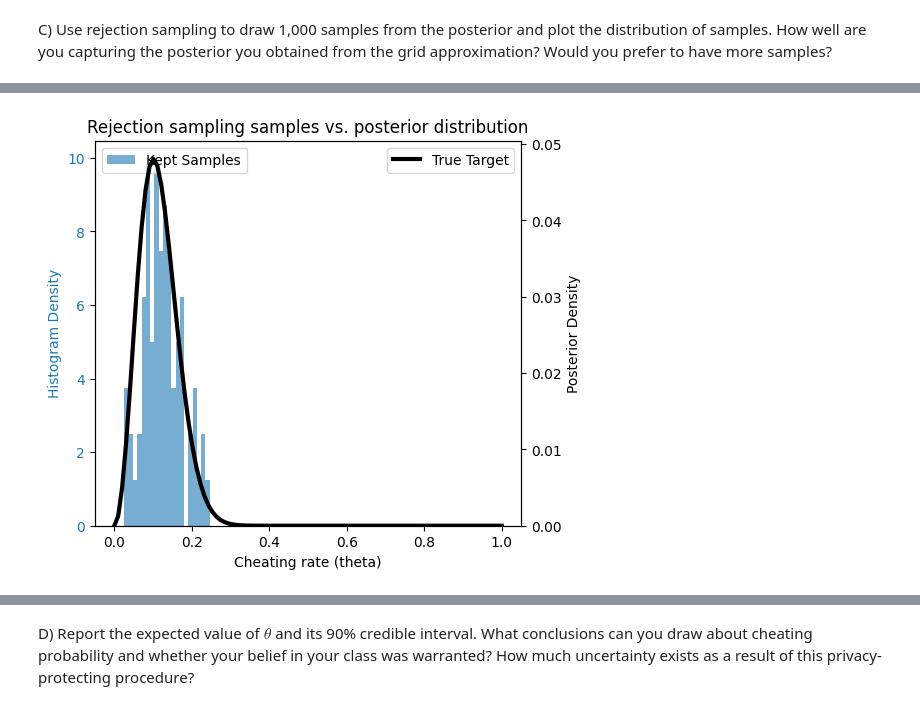
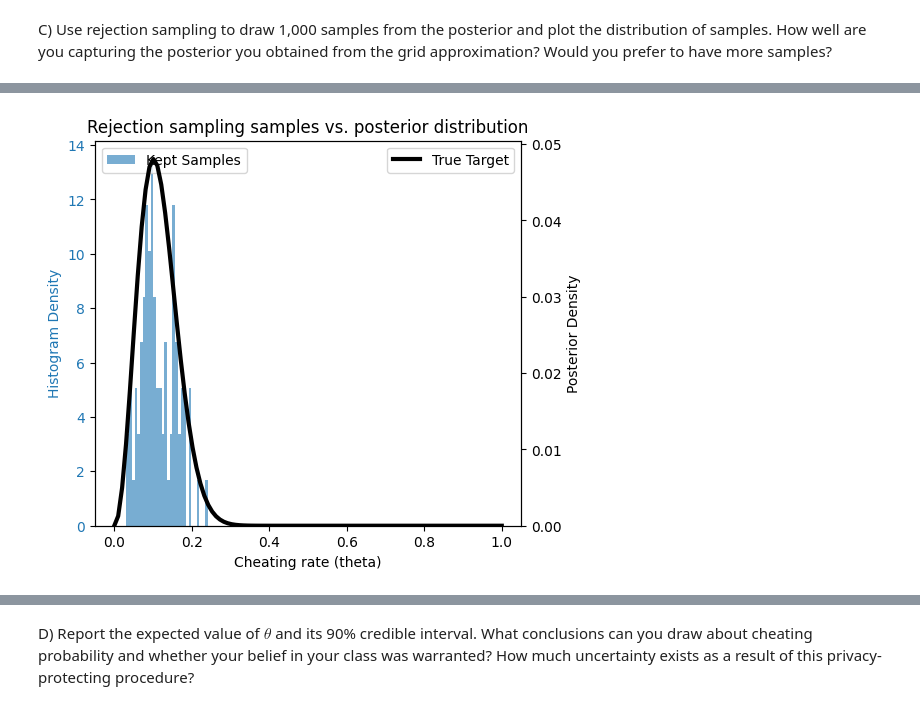
Before and after one commit to BEE4850-SP25/hw03-mcallen14, a Jupyter notebook: hw03_version2.ipynb, the cells around one changed output, grey strips where cells are left out. Saved outputs shown, nothing was run; the diff lists cells and outputs as text; code cells hidden in the pictures.

```diff
--- a/hw03_version2.ipynb
+++ b/hw03_version2.ipynb
@@ -273,25 +279,25 @@ The number of samples kept out of 1000, is 73
 # %%
 fig, ax1 = plt.subplots(figsize=(5.5, 5))
 
 # Plot histogram on primary y-axis
-ax1.hist(keep_samp, bins=20, density=True, alpha=0.6, label='Kept Samples', color='C0')
+ax1.hist(keep_samp, bins=30, density=True, alpha=0.6, label='Kept Samples', color='C0')
 ax1.set_xlabel("Cheating rate (theta)")
 ax1.set_ylabel("Histogram Density", color='C0')
 ax1.tick_params(axis='y', labelcolor='C0')
 
 # Create a second y-axis
 ax2 = ax1.twinx()
 ax2.plot(df['theta'], df['posterior'], linewidth=3, color='black', label='True Target')
 ax2.set_ylabel("Posterior Density", color='black')
 ax2.tick_params(axis='y', labelcolor='black')
 ax2.set_ylim(0)
 
 # Add legends
 ax1.legend(loc='upper left')
 ax2.legend(loc='upper right')
 
 plt.title('Rejection sampling samples vs. posterior distribution')
 
 plt.show()
 # %% [output]
-[figure, old version]
+[figure, new version]
```
Also changed, not shown: parts of 53 cells of this notebook.
